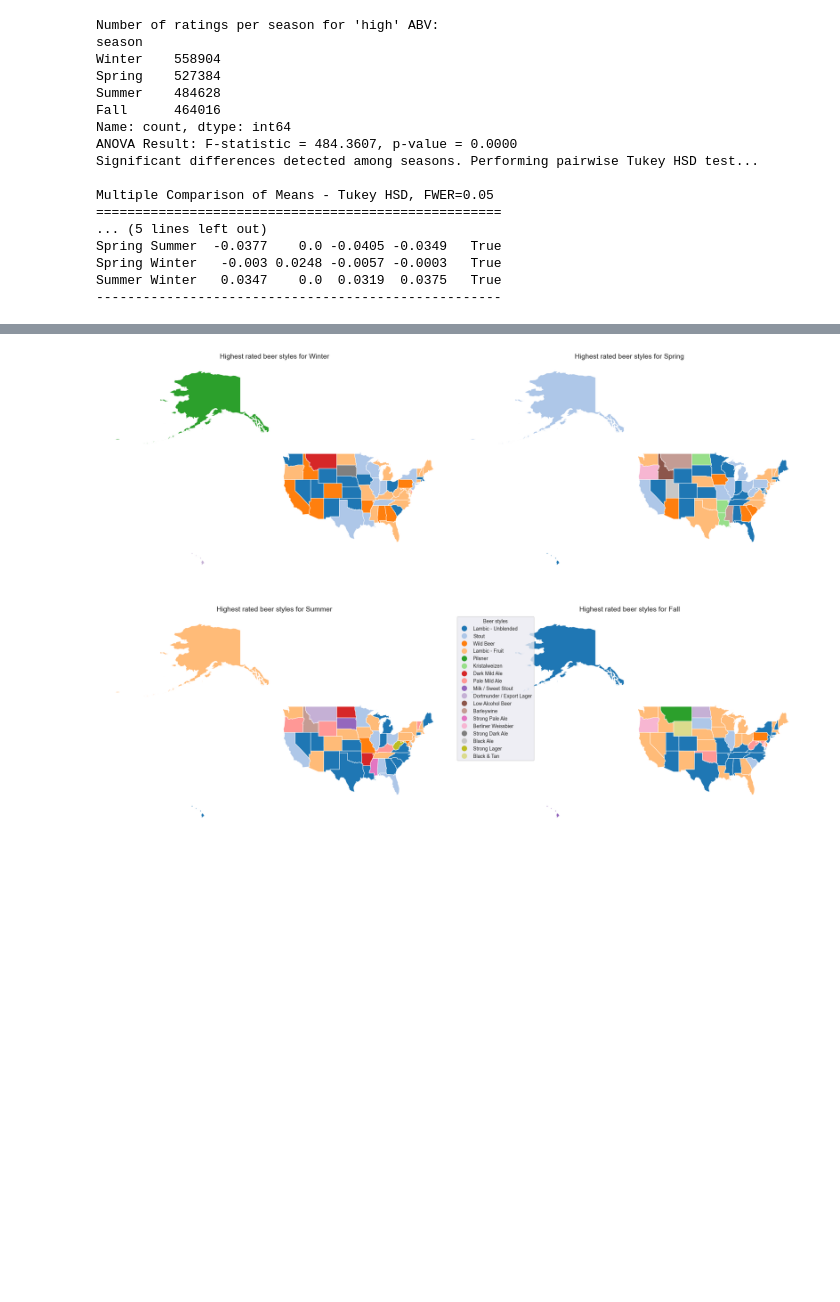
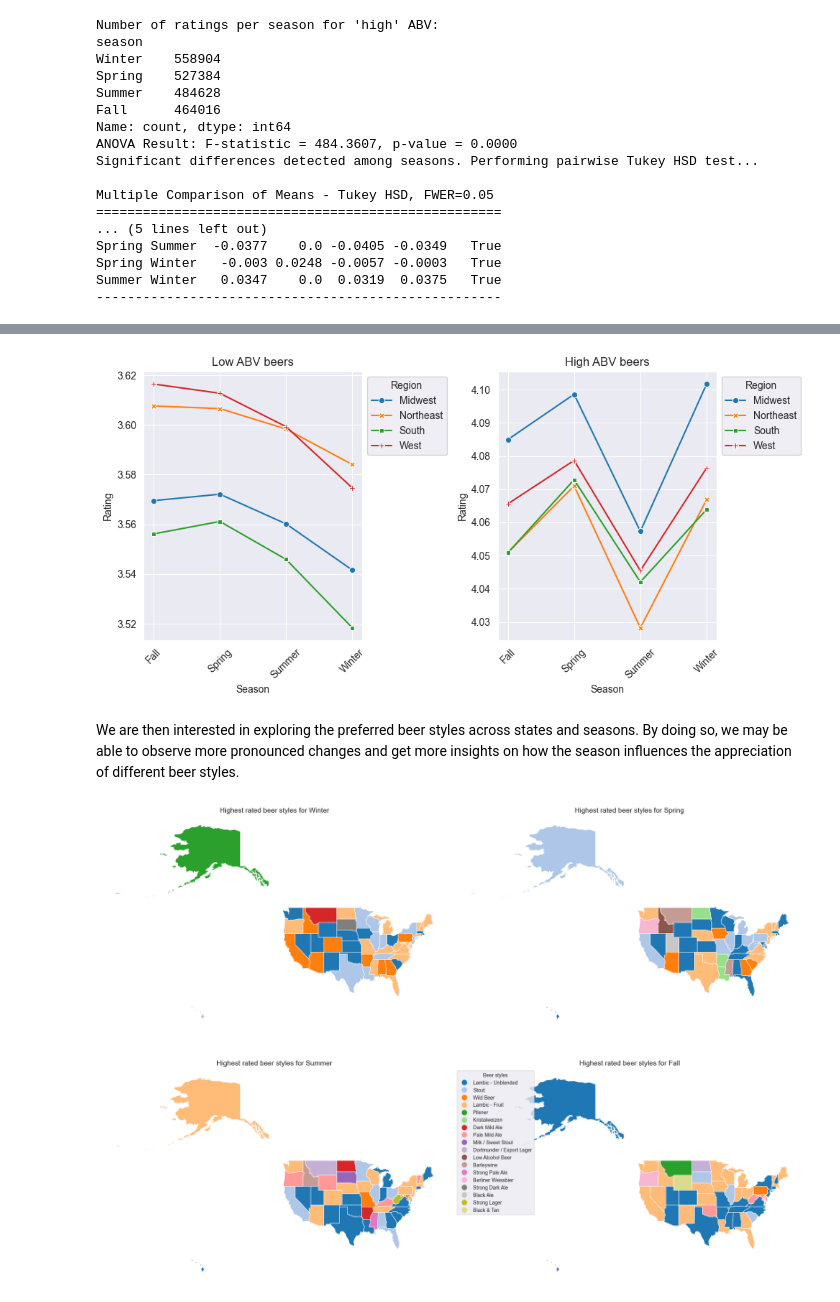
Before and after one commit to epfl-ada/ada-2024-project-databrewers, a Jupyter notebook: pauline_P3.ipynb, the cells around one changed output, grey strips where cells are left out. Drawn from its saved outputs; the diff is of its cells as text; code cells hidden in the pictures; blank space fills up the shorter version.

```diff
--- a/pauline_P3.ipynb
+++ b/pauline_P3.ipynb
@@ -90 +114,7 @@ Summer Winter   0.0347    0.0  0.0319  0.0375   True
+# %%
+plot_abv_seasonal_trends(ratings, "rating")
+# %% [output]
+[figure, added]
+# %% [markdown]
+We are then interested in exploring the preferred beer styles across states and seasons. By doing so, we may be able to observe more pronounced changes and get more insights on how the season influences the appreciation of different beer styles.
 # %%
```
Also changed, not shown: parts of 12 cells of this notebook.
